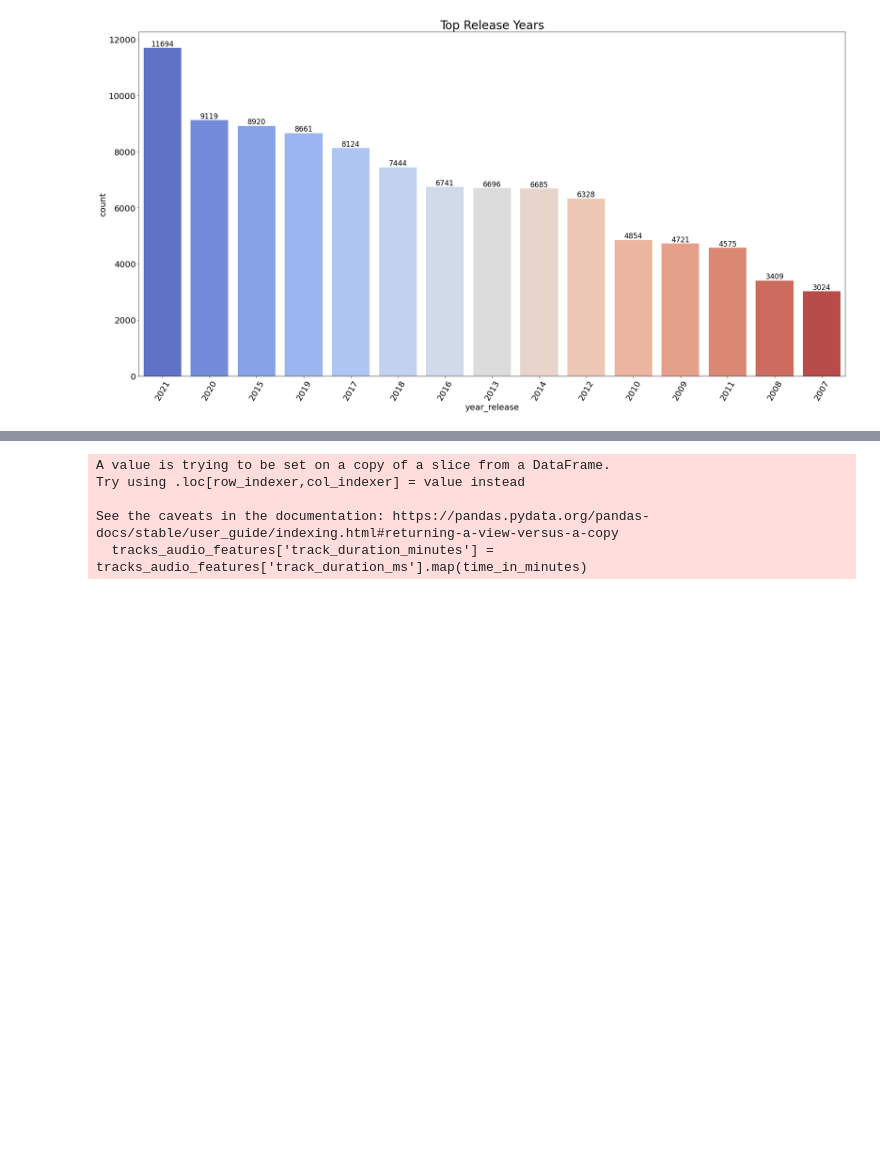
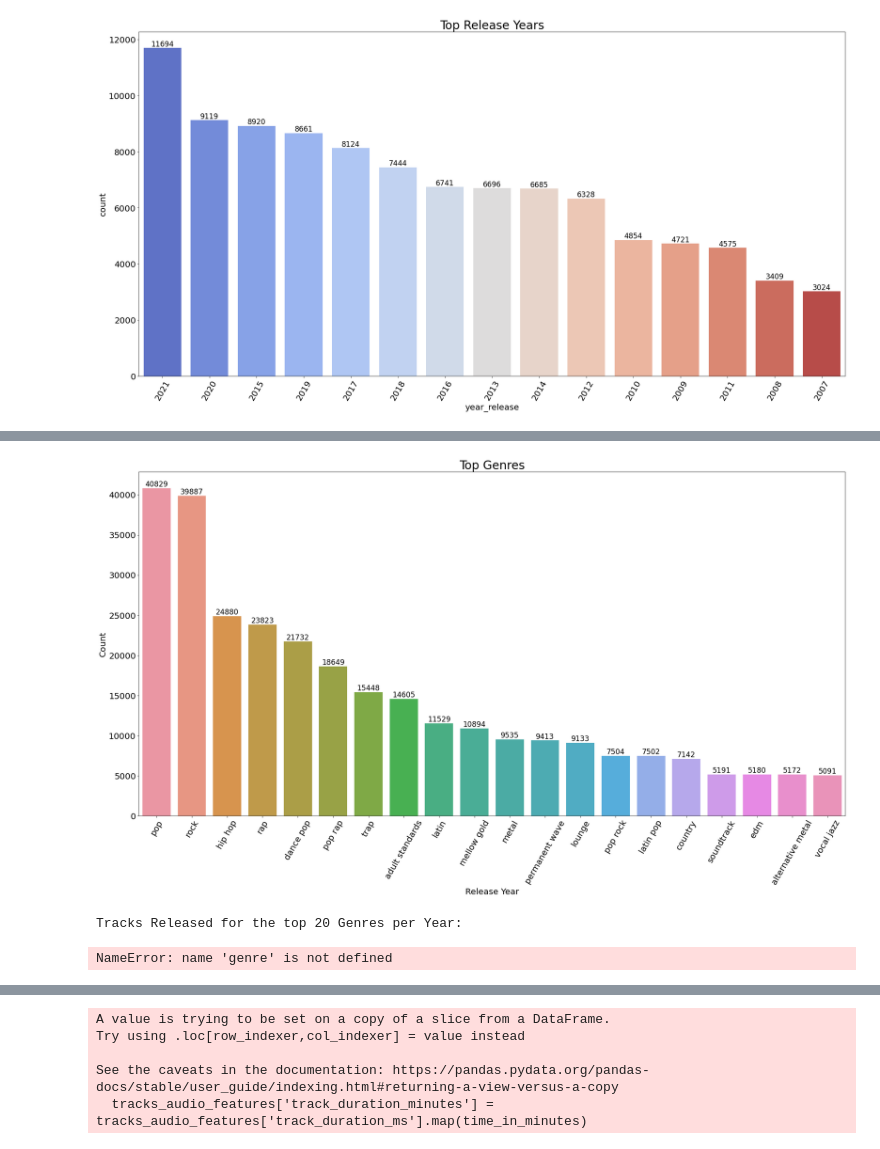
Before and after one commit to mariamabdelati/lyricalanalysis, a Jupyter notebook: 4_EDA/track_features_EDA.ipynb, the cells around one changed output, grey strips where cells are left out. Drawn from its saved outputs; the diff is of its cells as text; code cells hidden in the pictures; blank space fills up the shorter version.

```diff
--- a/4_EDA/track_features_EDA.ipynb
+++ b/4_EDA/track_features_EDA.ipynb
@@ -125,0 +194,11 @@ top_tracks.head()
+# %%
+def split_genres_preprocess(genres_list):
+    genres_list = list(genres_list)
+    i = len(genres_list) - 1
+    while len(genres_list) > 5:
+        genres_list.pop(i)
+        i -= 1
+    return genres_list
+# %%
+tracks_df['track_genres'] = tracks_df.apply(lambda x: split_genres_preprocess(x.track_genres), axis=1)
+tracks_df[['track_genres']]
@@ -125,0 +239,14 @@ top_tracks.head()
+# %%
+from collections import Counter
+
+def make_genre_dictionary(df_column):
+    freq_list = []
+    for genre in df_column:
+        freq_list.extend(genre)
+    freq_counts = Counter(freq_list)
+    return freq_counts
+freq_counts_dict = dict(sorted(make_genre_dictionary(tracks_df.track_genres).items(), key=lambda x: x[1], reverse=True))
+# %%
+genres_df = pd.DataFrame(index=list(freq_counts_dict.keys()), data={
+        "Count": list(freq_counts_dict.values()),
+    })
@@ -125,0 +269,28 @@ top_tracks.head()
+# %%
+plt.figure(figsize=(30,15))
+plt.title('Top Genres',fontsize=28)
+plt.xlabel('Release Year', fontsize=20)
+plt.ylabel('Count', fontsize=20)
+
+ax = seaborn.barplot(x=genres_df.head(20).index, y="Count", data=genres_df.head(20))
+ax.bar_label(ax.containers[0], fontsize=17)
+plt.xticks(size=20,rotation=60)
+plt.yticks(size=20)
+#sns.despine(bottom=True, left=True)
+plt.show()
+# %% [output]
+[figure, added]
+# %%
+print('Tracks Released for the top 20 Genres per Year: \n')
+
+for track_genre in genres_df.head(20).index:
+    genre = tracks_df['track_genres'].str.contains(genre).fillna(False)
+    plt.figure()
+    plt.xlabel('Release Year')
+    plt.ylabel('Number of Songs Released')
+    plt.title(str(track_genre))
+    tracks_df[genre].album_release_year.value_counts().sort_index().plot(kind='bar', color='r', alpha=0.5, rot=45)
+    print(track_genre, len(tracks_df[genre]))
+# %% [output]
+Tracks Released for the top 20 Genres per Year:
+NameError: name 'genre' is not defined
```
Also changed, not shown: parts of 17 cells of this notebook.
